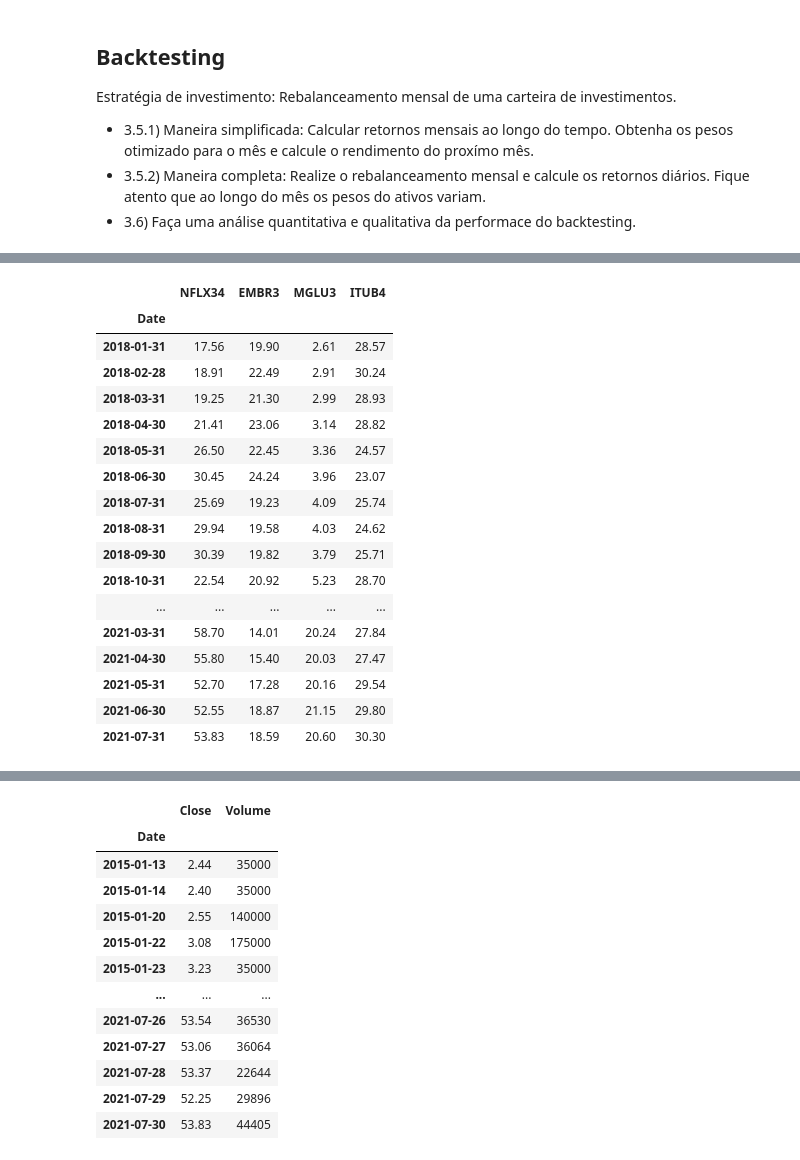
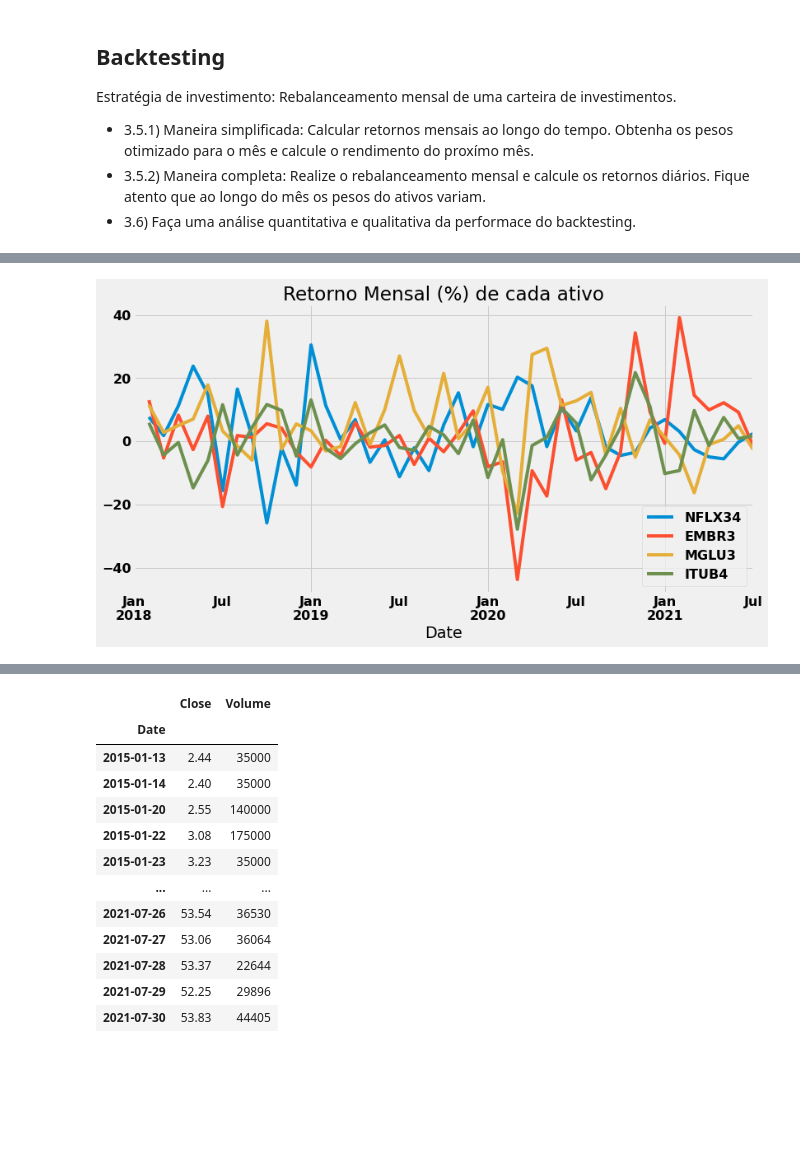
Before and after one commit to lhndsp/Quant-basics, a Jupyter notebook: quant-basics.ipynb, the cells around one changed output, grey strips where cells are left out. Drawn from its saved outputs; the diff is of its cells as text; code cells hidden in the pictures; blank space fills up the shorter version.

```diff
--- a/quant-basics.ipynb
+++ b/quant-basics.ipynb
@@ -649,3 +660,4 @@ Estratégia de investimento: Rebalanceamento mensal de uma carteira de investime
 # %%
-df_bt = df_portfolio.resample('M').pad()[atvs]
-df_bt.plot()
+df_bt = df_portfolio.iloc[:, :4].copy()
+df_bt = df_bt.resample('M').pad()
+retornos = df_bt.pct_change()
@@ -655,21 +664,5 @@ df_bt.plot()
-# %%
-df_bt
-# %% [output]
-|  | NFLX34 | EMBR3 | MGLU3 | ITUB4 |
-| Date |  |  |  |  |
-| 2018-01-31 | 17.56 | 19.90 | 2.61 | 28.57 |
-| 2018-02-28 | 18.91 | 22.49 | 2.91 | 30.24 |
-| 2018-03-31 | 19.25 | 21.30 | 2.99 | 28.93 |
-| 2018-04-30 | 21.41 | 23.06 | 3.14 | 28.82 |
-| 2018-05-31 | 26.50 | 22.45 | 3.36 | 24.57 |
-| 2018-06-30 | 30.45 | 24.24 | 3.96 | 23.07 |
-| 2018-07-31 | 25.69 | 19.23 | 4.09 | 25.74 |
-| 2018-08-31 | 29.94 | 19.58 | 4.03 | 24.62 |
-| 2018-09-30 | 30.39 | 19.82 | 3.79 | 25.71 |
-| 2018-10-31 | 22.54 | 20.92 | 5.23 | 28.70 |
-| ... | ... | ... | ... | ... |
-| 2021-03-31 | 58.70 | 14.01 | 20.24 | 27.84 |
-| 2021-04-30 | 55.80 | 15.40 | 20.03 | 27.47 |
-| 2021-05-31 | 52.70 | 17.28 | 20.16 | 29.54 |
-| 2021-06-30 | 52.55 | 18.87 | 21.15 | 29.80 |
-| 2021-07-31 | 53.83 | 18.59 | 20.60 | 30.30 |
+# %%
+g = (retornos*100).plot(figsize=(12,6))
+g = plt.title('Retorno Mensal (%) de cada ativo')
+# %% [output]
+[figure, added]
```
Also changed, not shown: parts of 35 cells of this notebook.
